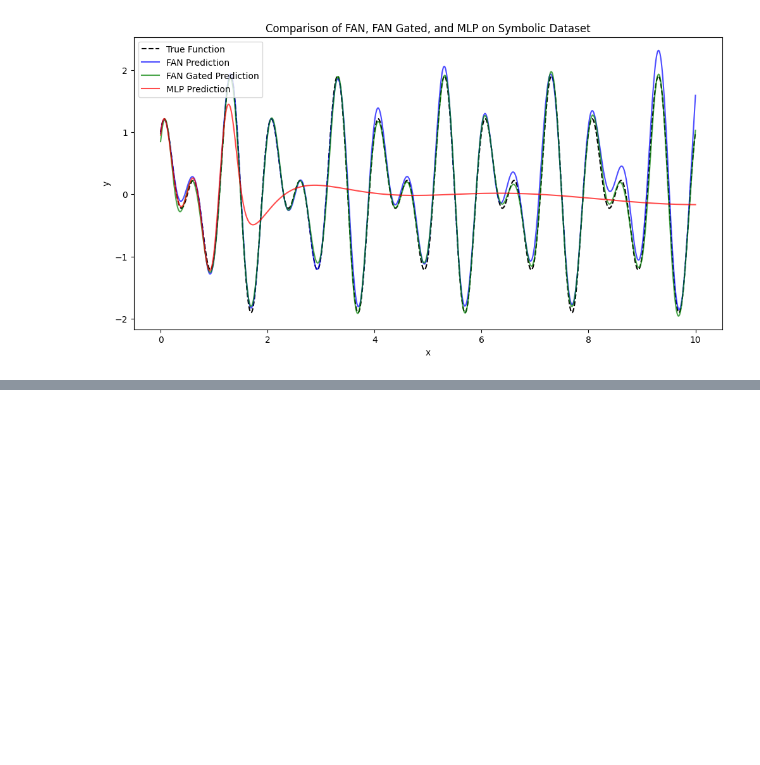
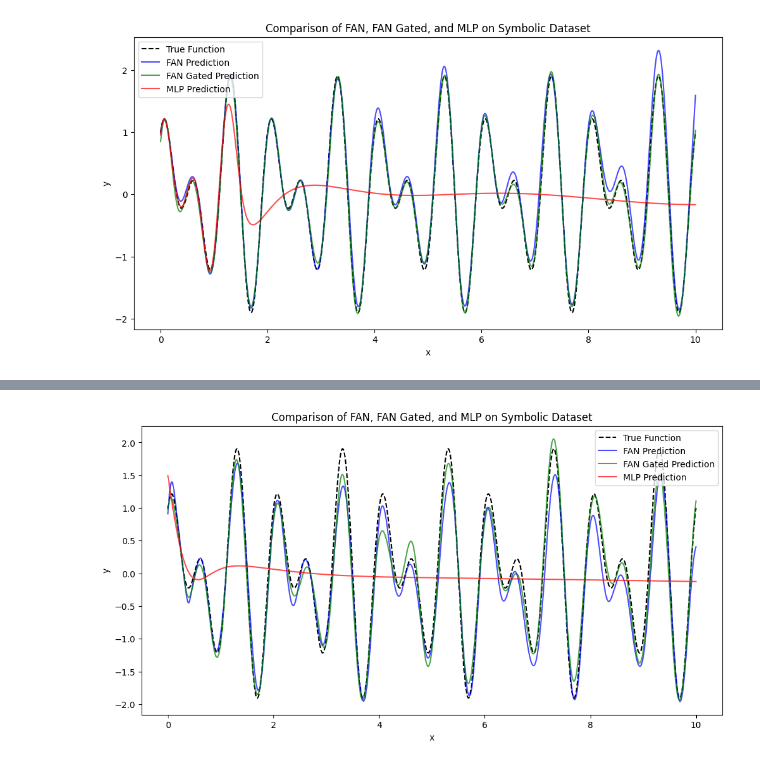
Before and after one commit to evortigosa/AI_devs, a Jupyter notebook: fans.ipynb, the cells around one changed output, grey strips where cells are left out. Cells and saved outputs as stored; diff of their text form; code cells hidden in the pictures; blank space fills up the shorter version.

```diff
--- a/fans.ipynb
+++ b/fans.ipynb
@@ -400,0 +451,6 @@ evaluate_model(fan_model, fan_gate_model, mlp_model)
+# %%
+# ----- Gating from the Raw Input (Llama-like) -----
+# Using the evaluation function to plot results
+evaluate_model(fan_glu_model, fan_gate_glu_model, mlp_model)
+# %% [output]
+[figure, added]
```
Also changed, not shown: parts of 7 cells of this notebook.
